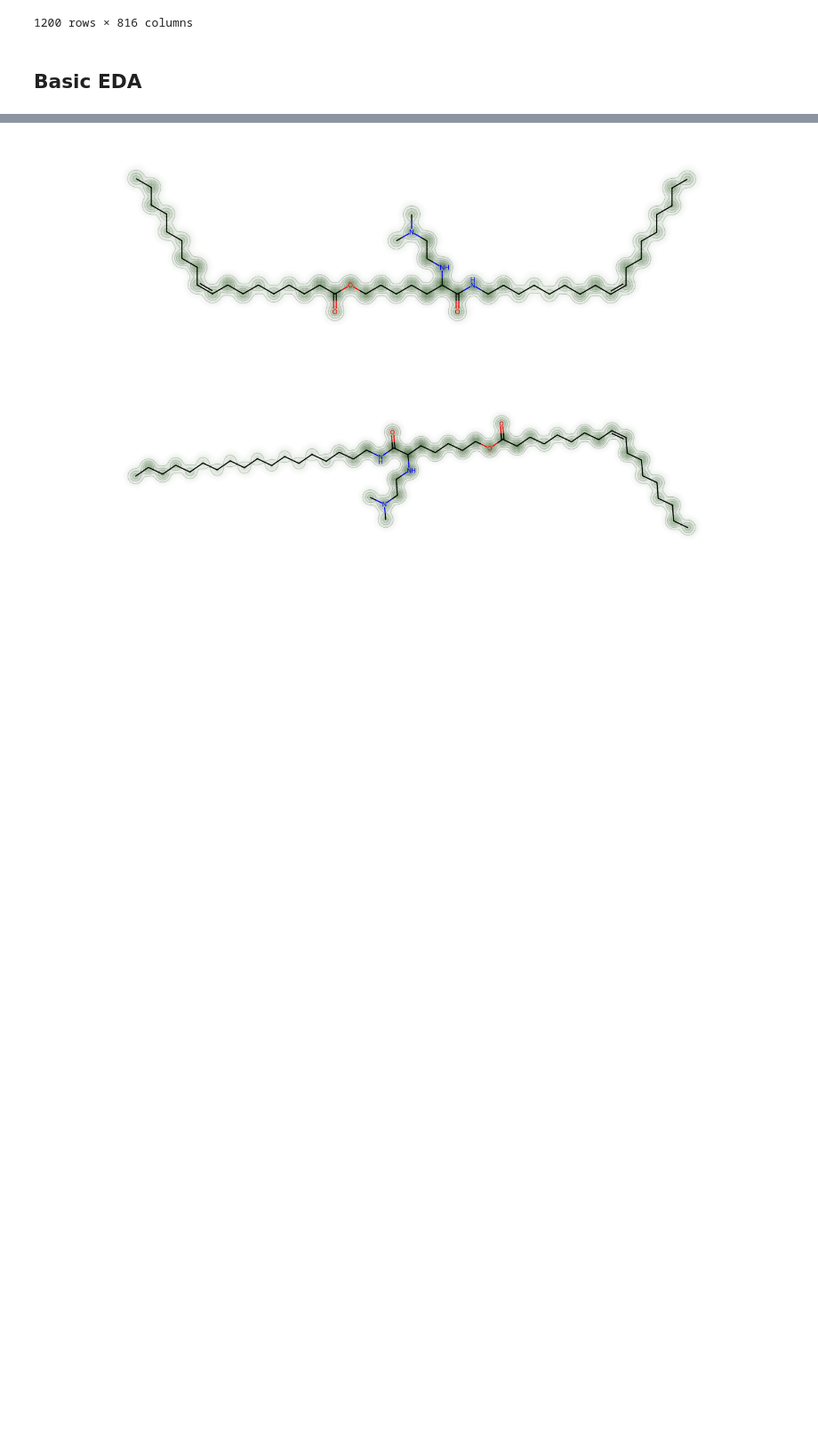
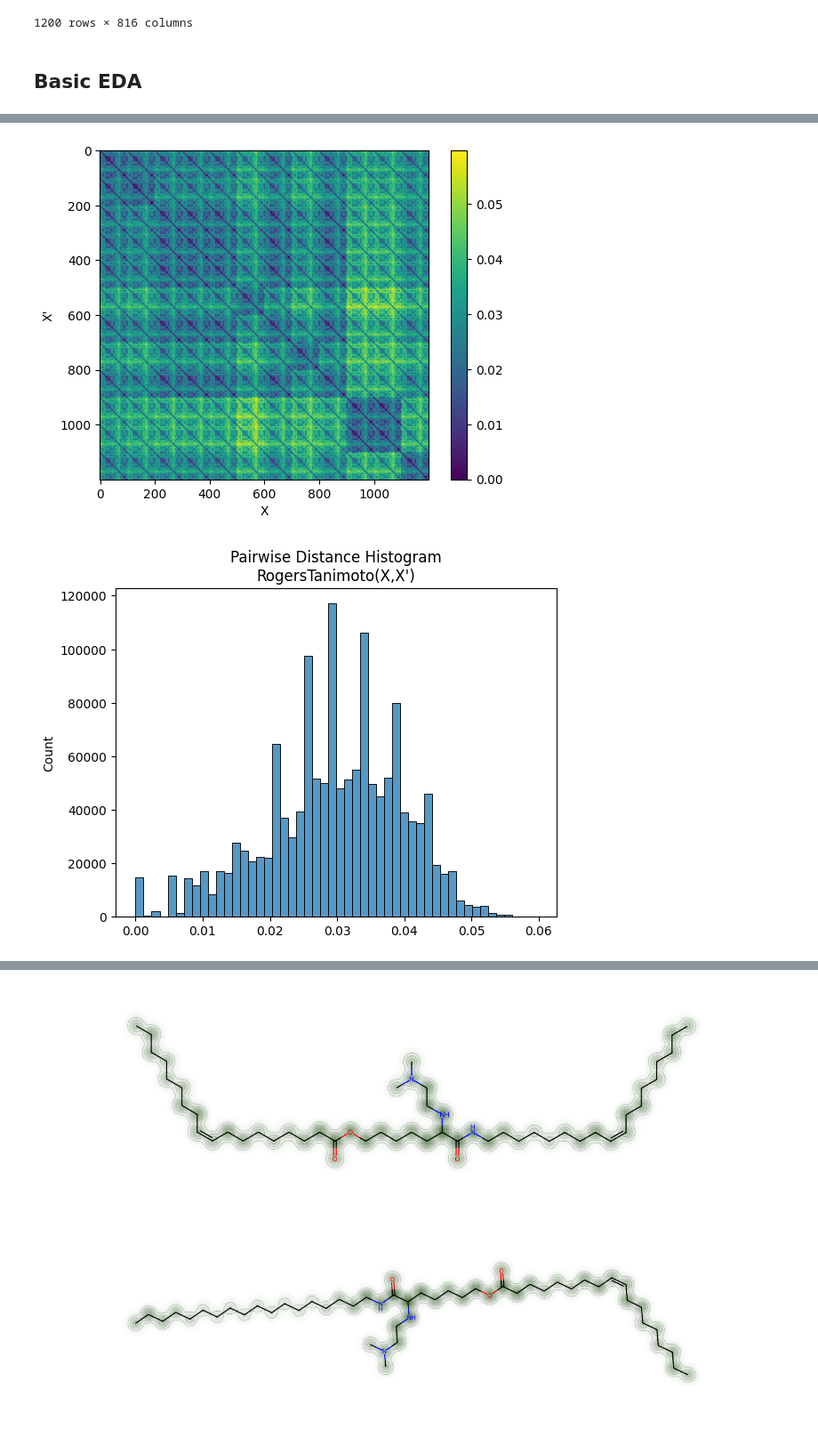
Before and after one commit to nate-russell/dev-kit, a Jupyter notebook: devkit/chemistry/LNP/agile_explore.ipynb, the cells around one changed output, grey strips where cells are left out. Shown at 89% size. Saved outputs shown, nothing was run; the diff lists cells and outputs as text; code cells hidden in the pictures; blank space fills up the shorter version.

Commit message:
updating acitiivty cliff pictures

```diff
--- a/devkit/chemistry/LNP/agile_explore.ipynb
+++ b/devkit/chemistry/LNP/agile_explore.ipynb
@@ -106,3 +108,2 @@ mol_dash_scatter(x=valid_df.UMAP1.to_list(),
 # %%
-from devkit.chemistry import ActivityCliffAnalysis
-ActivityCliffAnalysis(valid_df.smiles.to_list(),y=valid_df.expt_Hela.to_list())
+aca = ActivityCliffAnalysis(valid_df.smiles.to_list(),y=valid_df.expt_Hela.to_list())
@@ -113,0 +110,7 @@ ActivityCliffAnalysis(valid_df.smiles.to_list(),y=valid_df.expt_Hela.to_list())
+# %%
+aca.add_pynn_neighbors()
+# %%
+aca.add_dense_pairs()
+# %% [output]
+[figure, added]
+[figure, added]
```
Also changed, not shown: parts of 6 cells of this notebook, 2 other files.
